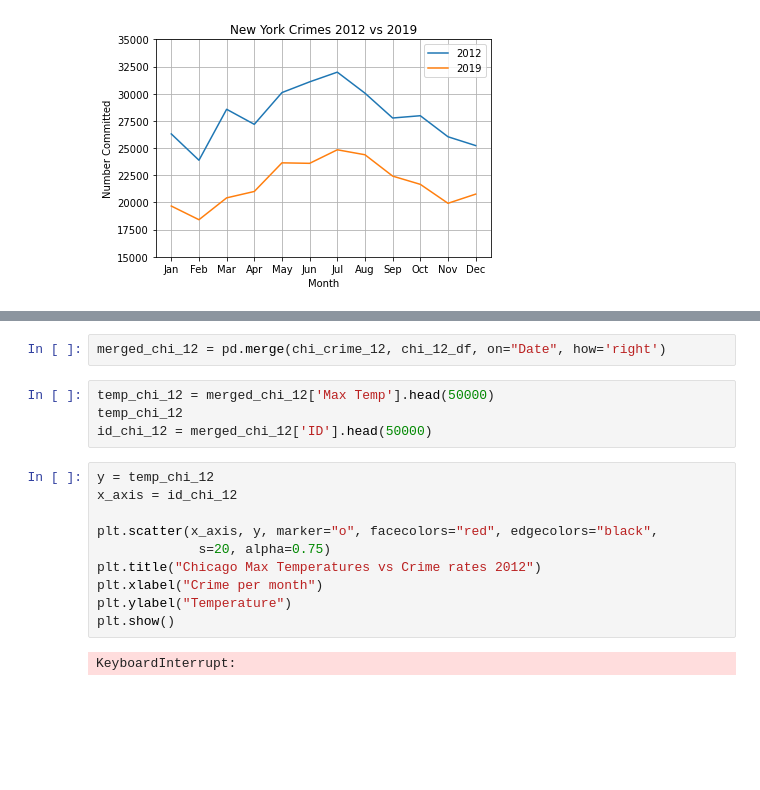
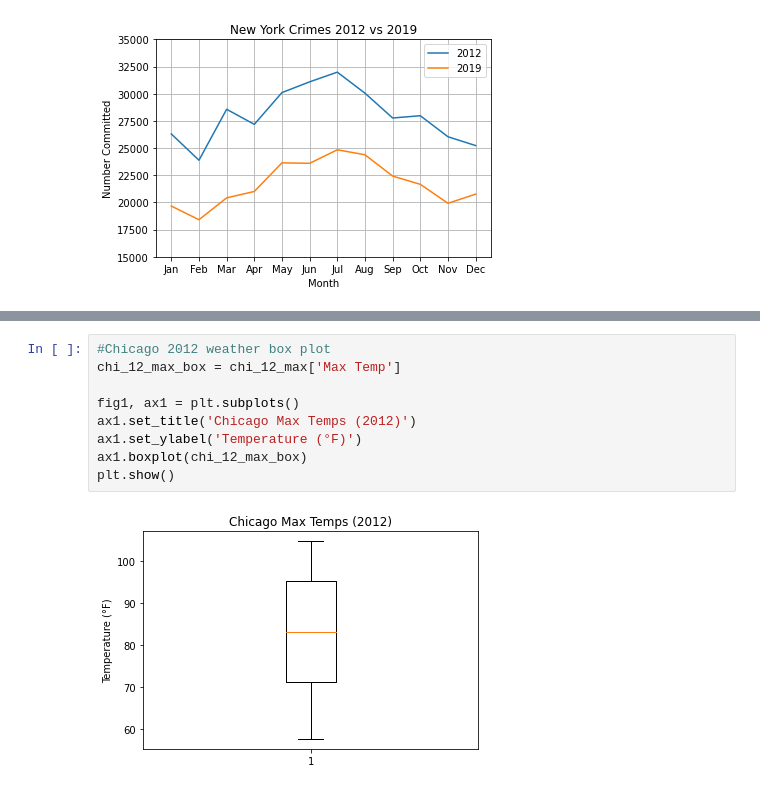
Before and after one commit to c-daily/UPenn_Project1, a Jupyter notebook: Final_Analysis.ipynb, the cells around one changed output, grey strips where cells are left out. Cells and saved outputs as stored; diff of their text form; blank space fills up the shorter version.

```diff
--- a/Final_Analysis.ipynb
+++ b/Final_Analysis.ipynb
@@ -1174,18 +1154,11 @@ TypeError: ufunc 'true_divide' not supported for the input types, and the inputs
-# %%
-merged_chi_12 = pd.merge(chi_crime_12, chi_12_df, on="Date", how='right')
-# %%
-temp_chi_12 = merged_chi_12['Max Temp'].head(50000)
-temp_chi_12
-id_chi_12 = merged_chi_12['ID'].head(50000)
-# %%
-y = temp_chi_12
-x_axis = id_chi_12
-
-plt.scatter(x_axis, y, marker="o", facecolors="red", edgecolors="black",
-             s=20, alpha=0.75)
-plt.title("Chicago Max Temperatures vs Crime rates 2012")
-plt.xlabel("Crime per month")
-plt.ylabel("Temperature")
-plt.show()
-# %% [output]
-KeyboardInterrupt:
+# %%
+#Chicago 2012 weather box plot
+chi_12_max_box = chi_12_max['Max Temp']
+
+fig1, ax1 = plt.subplots()
+ax1.set_title('Chicago Max Temps (2012)')
+ax1.set_ylabel('Temperature (°F)')
+ax1.boxplot(chi_12_max_box)
+plt.show()
+# %% [output]
+[figure, added]
```
Also changed, not shown: parts of 44 cells of this notebook, 1 other file.
